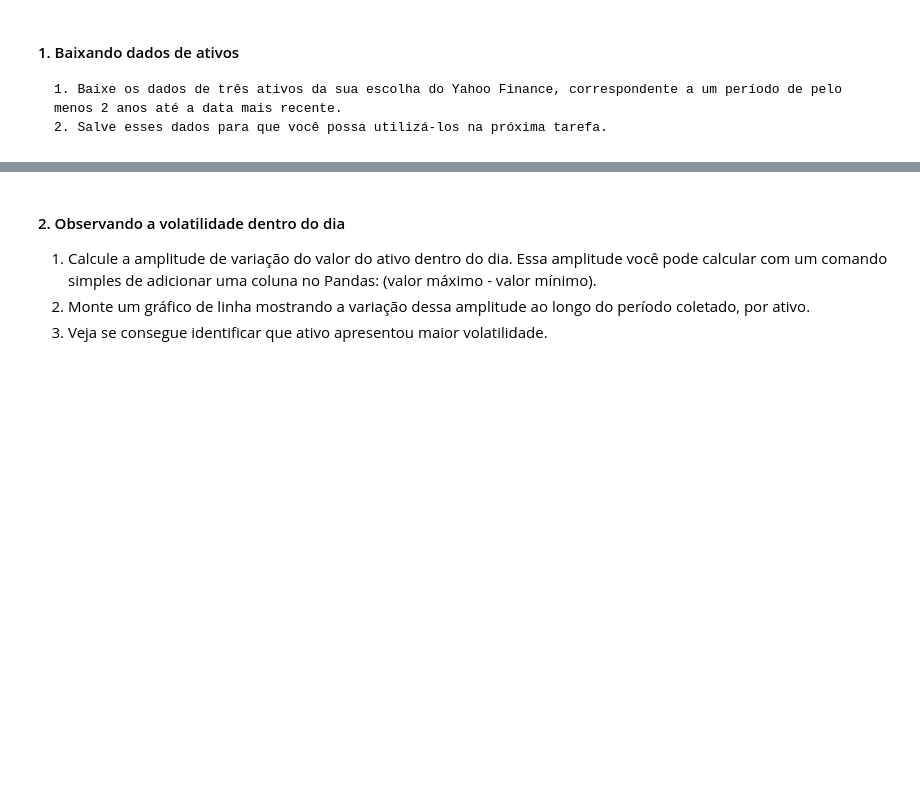
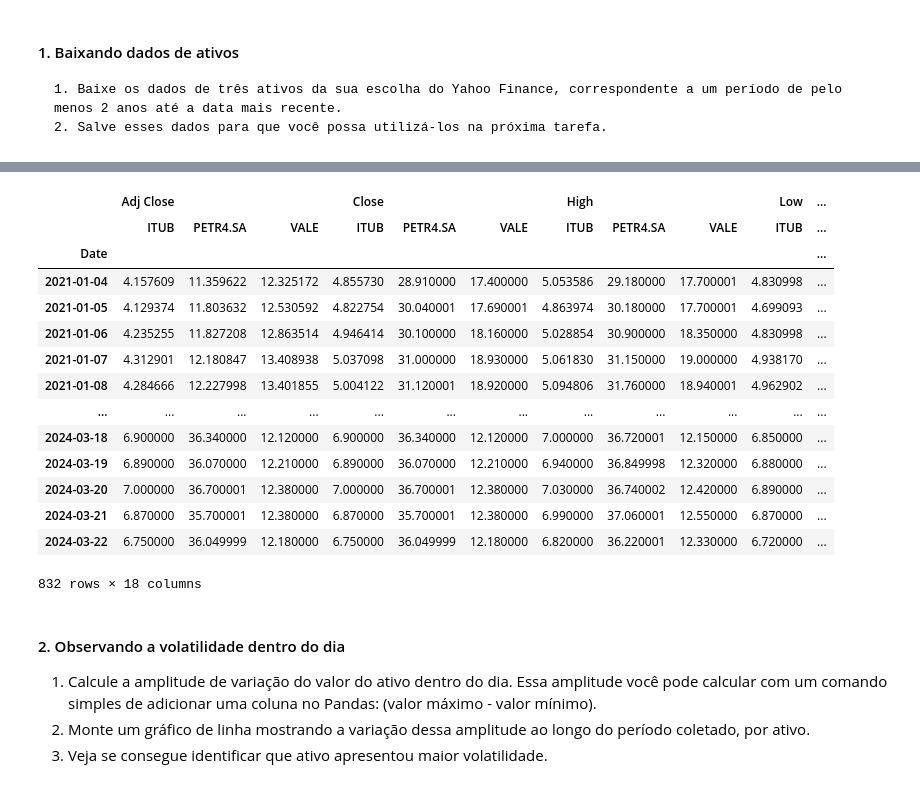
Before and after one commit to lucasgomescordeiro/ebac_repo, a Jupyter notebook: modulo 22/mod22_tarefa01.ipynb, the cells around one changed output, grey strips where cells are left out. Saved outputs shown, nothing was run; the diff lists cells and outputs as text; code cells hidden in the pictures; blank space fills up the shorter version.

```diff
--- a/modulo 22/mod22_tarefa01.ipynb
+++ b/modulo 22/mod22_tarefa01.ipynb
@@ -39,3 +58,22 @@ Wall time: 1.25 s
+# %%
+df = pd.read_csv('dados.csv', header=[0,1], index_col=0)
+df
+# %% [output]
+|  | Adj Close |  |  | Close |  |  | High |  |  | Low | ... |
+|  | ITUB | PETR4.SA | VALE | ITUB | PETR4.SA | VALE | ITUB | PETR4.SA | VALE | ITUB | ... |
+| Date |  |  |  |  |  |  |  |  |  |  | ... |
+| 2021-01-04 | 4.157609 | 11.359622 | 12.325172 | 4.855730 | 28.910000 | 17.400000 | 5.053586 | 29.180000 | 17.700001 | 4.830998 | ... |
+| 2021-01-05 | 4.129374 | 11.803632 | 12.530592 | 4.822754 | 30.040001 | 17.690001 | 4.863974 | 30.180000 | 17.700001 | 4.699093 | ... |
+| 2021-01-06 | 4.235255 | 11.827208 | 12.863514 | 4.946414 | 30.100000 | 18.160000 | 5.028854 | 30.900000 | 18.350000 | 4.830998 | ... |
+| 2021-01-07 | 4.312901 | 12.180847 | 13.408938 | 5.037098 | 31.000000 | 18.930000 | 5.061830 | 31.150000 | 19.000000 | 4.938170 | ... |
+| 2021-01-08 | 4.284666 | 12.227998 | 13.401855 | 5.004122 | 31.120001 | 18.920000 | 5.094806 | 31.760000 | 18.940001 | 4.962902 | ... |
+| ... | ... | ... | ... | ... | ... | ... | ... | ... | ... | ... | ... |
+| 2024-03-18 | 6.900000 | 36.340000 | 12.120000 | 6.900000 | 36.340000 | 12.120000 | 7.000000 | 36.720001 | 12.150000 | 6.850000 | ... |
+| 2024-03-19 | 6.890000 | 36.070000 | 12.210000 | 6.890000 | 36.070000 | 12.210000 | 6.940000 | 36.849998 | 12.320000 | 6.880000 | ... |
+| 2024-03-20 | 7.000000 | 36.700001 | 12.380000 | 7.000000 | 36.700001 | 12.380000 | 7.030000 | 36.740002 | 12.420000 | 6.890000 | ... |
+| 2024-03-21 | 6.870000 | 35.700001 | 12.380000 | 6.870000 | 35.700001 | 12.380000 | 6.990000 | 37.060001 | 12.550000 | 6.870000 | ... |
+| 2024-03-22 | 6.750000 | 36.049999 | 12.180000 | 6.750000 | 36.049999 | 12.180000 | 6.820000 | 36.220001 | 12.330000 | 6.720000 | ... |
+832 rows × 18 columns
 # %% [markdown]
 #### 2. Observando a volatilidade dentro do dia
 1. Calcule a amplitude de variação do valor do ativo dentro do dia. Essa amplitude você pode calcular com um comando simples de adicionar uma coluna no Pandas: (valor máximo - valor mínimo).
```
Also changed, not shown: parts of 6 cells of this notebook, 5 other files.
